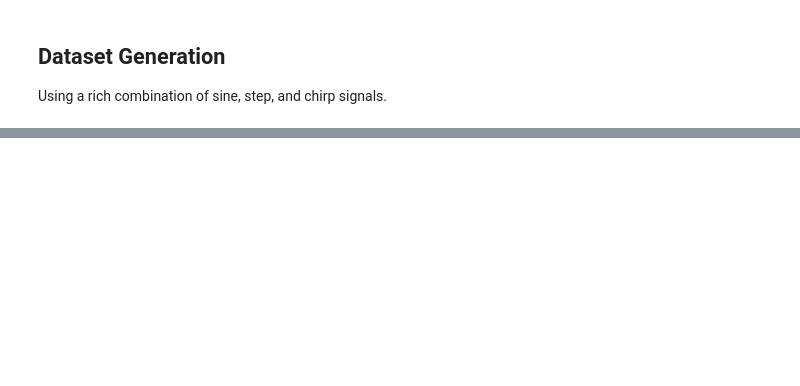
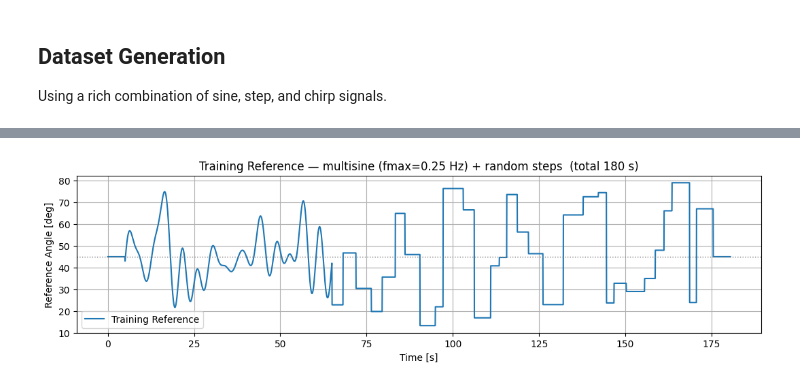
Before and after one commit to helonayala/sysid, a Jupyter notebook: narx_mpc_14_drone.ipynb, the cells around one changed output, grey strips where cells are left out. Drawn from its saved outputs; the diff is of its cells as text; code cells hidden in the pictures; blank space fills up the shorter version.

```diff
--- a/narx_mpc_14_drone.ipynb
+++ b/narx_mpc_14_drone.ipynb
@@ -250,3 +266,48 @@ plt.show()
+# %%
+# 7. Training Reference Signal Generation (multisine + random steps)
+np.random.seed(42)
+
+SETPOINT = 45.0     # operating point [deg]
+HOLD_45 = 5.0       # 45-deg holds at start and end [s]
+
+# --- Multisine segment: fmax = 0.25 Hz, centered at 45 deg, +/- 30 deg ---
+ms_duration = 60.0
+f_max = 0.25
+ms_amp = 30.0
+n_ms = int(round(ms_duration / Ts))
+t_ms_seg = np.arange(n_ms) * Ts
+df = 1.0 / ms_duration                       # frequency resolution
+freqs = np.arange(df, f_max + 1e-9, df)      # harmonics up to f_max
+phases = np.random.uniform(0, 2 * np.pi, len(freqs))
+ms = np.sum([np.sin(2*np.pi*f*t_ms_seg + ph) for f, ph in zip(freqs, phases)], axis=0)
+ms = ms / np.max(np.abs(ms)) * ms_amp + SETPOINT
+
+# --- Random-steps segment: amplitude [10, 80] deg, duration 2-6 s ---
+n_steps = 30
+amp_min, amp_max = 10.0, 80.0
+dur_min, dur_max = 2.0, 6.0
+step_pieces = []
+for _ in range(n_steps):
+    S = np.random.uniform(amp_min, amp_max)
+    dur = np.random.uniform(dur_min, dur_max)
+    step_pieces.append(np.full(int(round(dur / Ts)), S))
+steps_seg = np.concatenate(step_pieces)
+
+# --- Assemble: [45 hold] + multisine + random steps + [45 hold] ---
+hold = np.full(int(round(HOLD_45 / Ts)), SETPOINT)
+x2ref_train = np.concatenate([hold, ms, steps_seg, hold])
+
+steps_train = len(x2ref_train)
+tvec_train = np.arange(steps_train) * Ts
+
+plt.figure(figsize=(13, 3))
+plt.plot(tvec_train, x2ref_train, label='Training Reference')
+plt.axhline(SETPOINT, color='gray', ls=':', lw=1)
+plt.xlabel('Time [s]'); plt.ylabel('Reference Angle [deg]')
+plt.title(f'Training Reference — multisine (fmax={f_max} Hz) + random steps  (total {steps_train*Ts:.0f} s)')
+plt.legend(); plt.grid(True); plt.show()
+# %% [output]
+[figure, added]
 # %%
 # 8. Simulation Loop (Rich Signal Dataset Collection)
 xsim_train = np.zeros((nx, 1))
```
Also changed, not shown: parts of 13 cells of this notebook.
